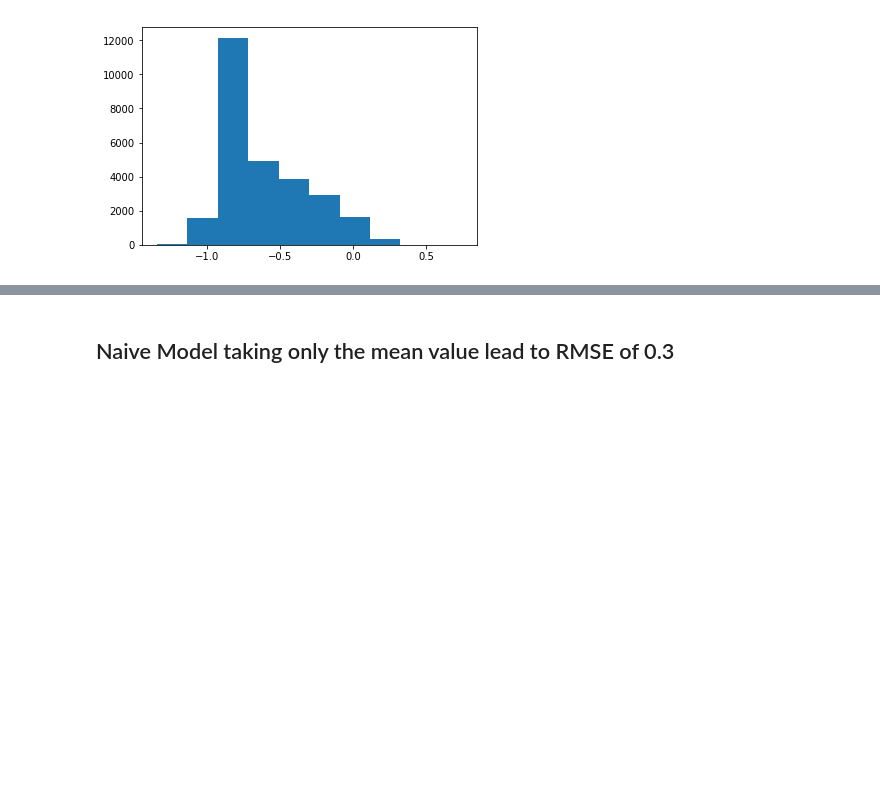
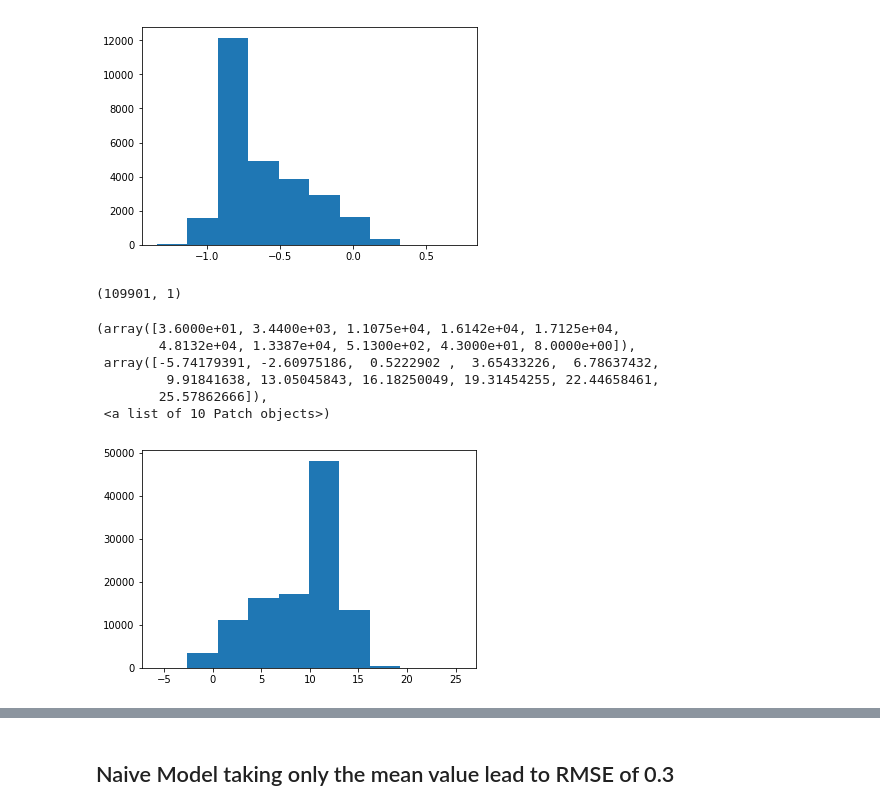
Before and after one commit to pauljeroenr/mhc_peptide_binding_prediction, a Jupyter notebook: check_testdata.ipynb, the cells around one changed output, grey strips where cells are left out. Saved outputs shown, nothing was run; the diff lists cells and outputs as text; code cells hidden in the pictures; blank space fills up the shorter version.

Commit message:
Add Visualization to compare experiments

```diff
--- a/check_testdata.ipynb
+++ b/check_testdata.ipynb
@@ -55,3 +57,21 @@ plt.hist(y_test.flatten())
          0.74173547]),
  <a list of 10 Patch objects>)
 [figure]
+# %%
+y_train.shape
+# %% [output]
+(109901, 1)
+# %%
+import import_ipynb
+import rank_model
+from scipy.stats import boxcox
+
+plt.hist(boxcox(rank_model.reverse_log_transformation(y_train).flatten(), 0.05))
+# %% [output]
+(array([3.6000e+01, 3.4400e+03, 1.1075e+04, 1.6142e+04, 1.7125e+04,
+        4.8132e+04, 1.3387e+04, 5.1300e+02, 4.3000e+01, 8.0000e+00]),
+ array([-5.74179391, -2.60975186,  0.5222902 ,  3.65433226,  6.78637432,
+         9.91841638, 13.05045843, 16.18250049, 19.31454255, 22.44658461,
+        25.57862666]),
+ <a list of 10 Patch objects>)
+[figure, added]
```
Also changed, not shown: parts of 4 cells of this notebook, 1 other file.
